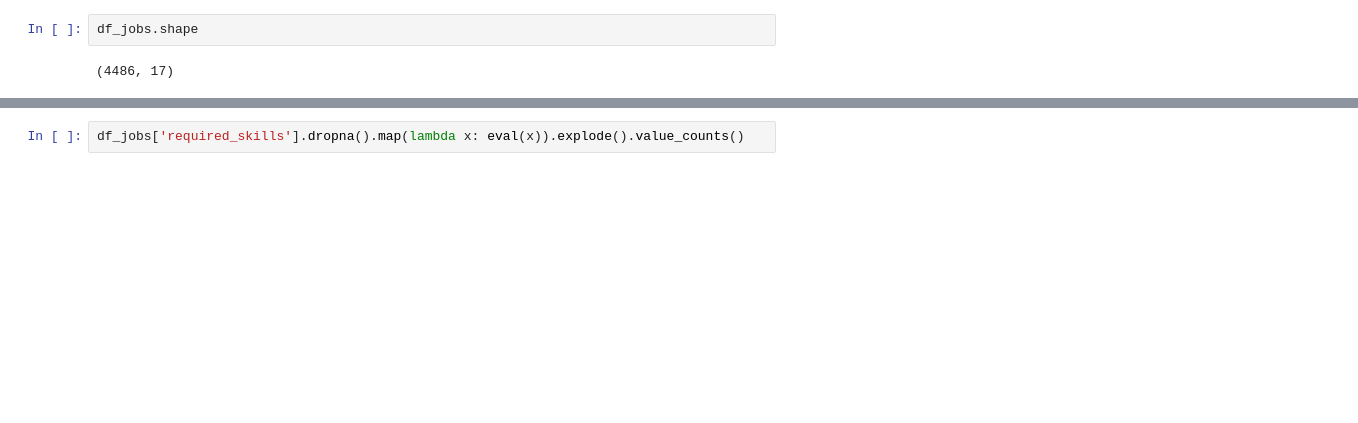
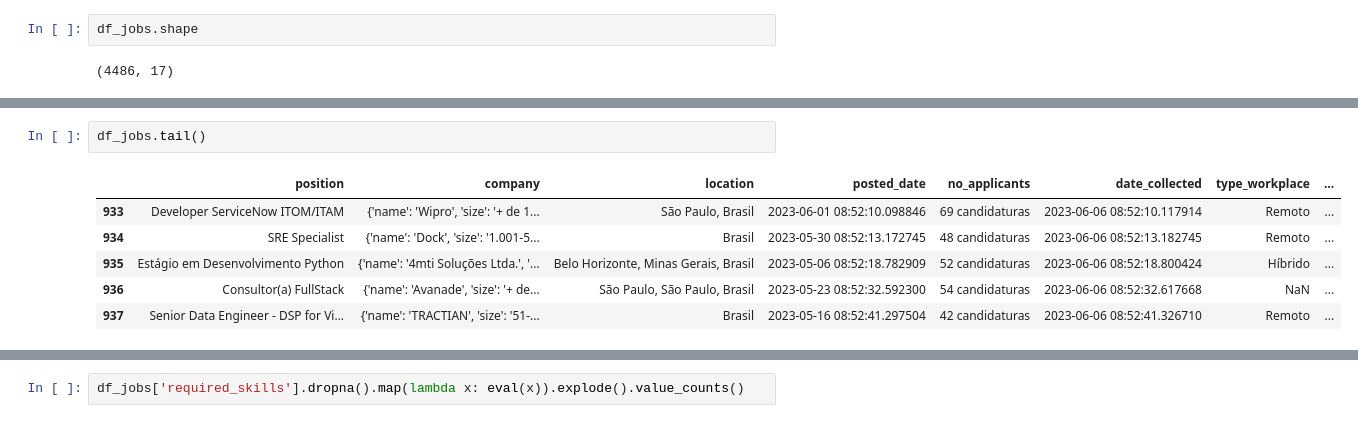
Before and after one commit to alexaiung/Data-Analytics-Job-Tendencies, a Jupyter notebook: job_analysis.ipynb, the cells around one changed output, grey strips where cells are left out. Saved outputs shown, nothing was run; the diff lists cells and outputs as text; blank space fills up the shorter version.

```diff
--- a/job_analysis.ipynb
+++ b/job_analysis.ipynb
@@ -34,0 +71,9 @@ Length: 4486, dtype: bool
+# %%
+df_jobs.tail()
+# %% [output]
+|  | position | company | location | posted_date | no_applicants | date_collected | type_workplace | ... |
+| 933 | Developer ServiceNow ITOM/ITAM | {'name': 'Wipro', 'size': '+ de 1... | São Paulo, Brasil | 2023-06-01 08:52:10.098846 | 69 candidaturas | 2023-06-06 08:52:10.117914 | Remoto | ... |
+| 934 | SRE Specialist | {'name': 'Dock', 'size': '1.001-5... | Brasil | 2023-05-30 08:52:13.172745 | 48 candidaturas | 2023-06-06 08:52:13.182745 | Remoto | ... |
+| 935 | Estágio em Desenvolvimento Python | {'name': '4mti Soluções Ltda.', '... | Belo Horizonte, Minas Gerais, Brasil | 2023-05-06 08:52:18.782909 | 52 candidaturas | 2023-06-06 08:52:18.800424 | Híbrido | ... |
+| 936 | Consultor(a) FullStack | {'name': 'Avanade', 'size': '+ de... | São Paulo, São Paulo, Brasil | 2023-05-23 08:52:32.592300 | 54 candidaturas | 2023-06-06 08:52:32.617668 | NaN | ... |
+| 937 | Senior Data Engineer - DSP for Vi... | {'name': 'TRACTIAN', 'size': '51-... | Brasil | 2023-05-16 08:52:41.297504 | 42 candidaturas | 2023-06-06 08:52:41.326710 | Remoto | ... |
```
Also changed, not shown: parts of 32 cells of this notebook.
